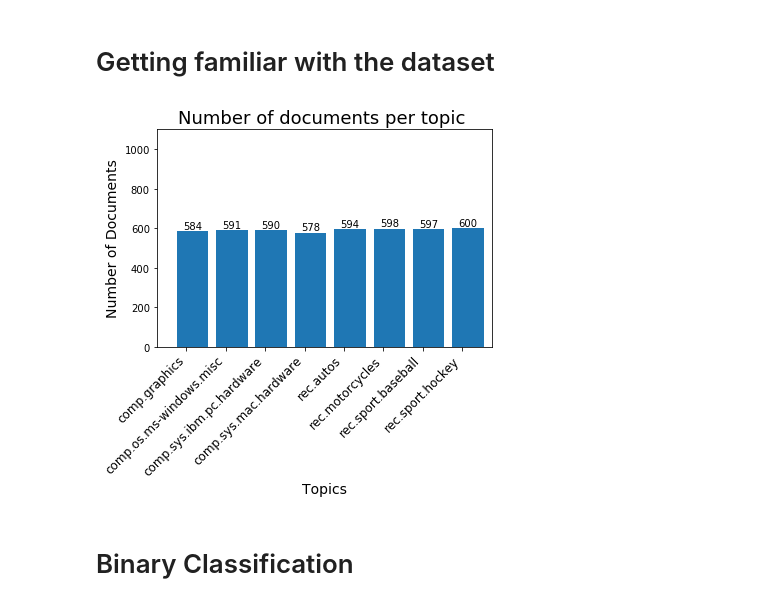
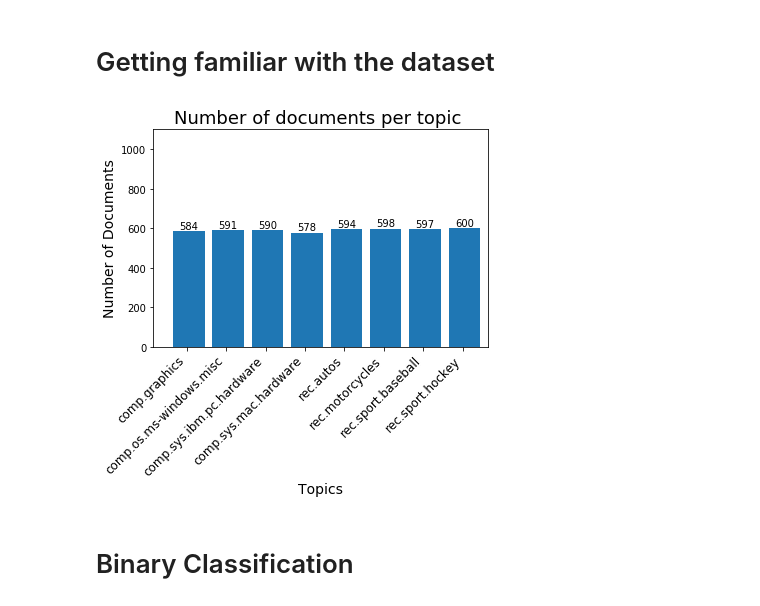
Before and after one commit to nsnguyen/ECE-219, a Jupyter notebook: project1/Project_1.ipynb, the cells around one changed output. Cells and saved outputs as stored; diff of their text form; code cells hidden in the pictures.

Commit message:
updated part 1 plots to align labels. included all boilerplate code for all parts of the project.

```diff
--- a/project1/Project_1.ipynb
+++ b/project1/Project_1.ipynb
@@ -48,28 +61,28 @@ twenty_test = fetch_20newsgroups(subset='test',
 # %%
 number_of_documents = []
 
 for i in range(len(train_dataset.target_names)):
     number_of_documents.append(len([x for x in train_dataset.target if x == i]))
 
 #plot histogram
 x_labels = train_dataset.target_names
 fig, ax = plt.subplots()
-ax.set_xticks([i+0.25 for i in range(1,9)])
+ax.set_xticks([i+0.35 for i in range(1,9)])
 ax.set_xticklabels(x_labels, rotation=45, ha='right', fontsize = 12)
 
 rects = plt.bar([i for i in range(1,9)], number_of_documents, align='edge')
 plt.xlabel('Topics', fontsize = 14)
 plt.ylabel('Number of Documents', fontsize = 14)
 plt.title('Number of documents per topic ', fontsize = 18)
 plt.axis([0.5,9,0,1100])
 
 for rect in rects:
     height = rect.get_height()
     ax.text(rect.get_x() + rect.get_width()/2., 1*height, '%d' % int(height), ha='center', va='bottom')
 
 plt.show()
 # %% [output]
-[figure, old version]
+[figure, new version]
 # %% [markdown]
 # Binary Classification
 # %%
```
Also changed, not shown: parts of 33 cells of this notebook.
